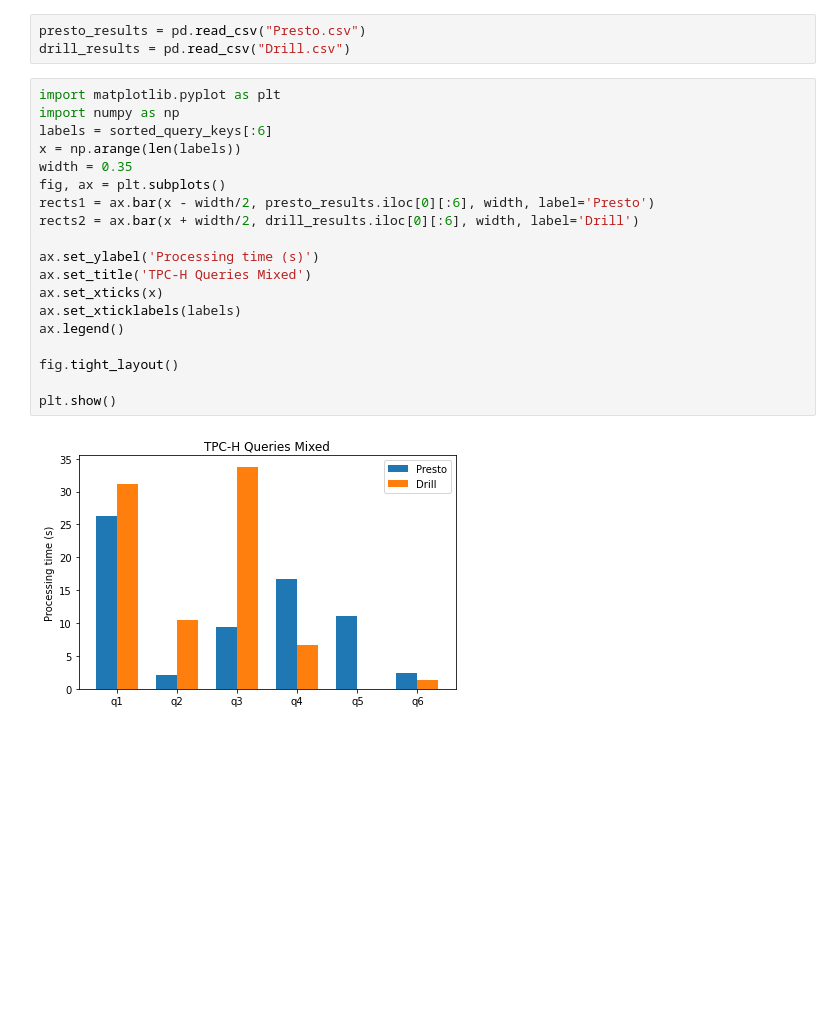
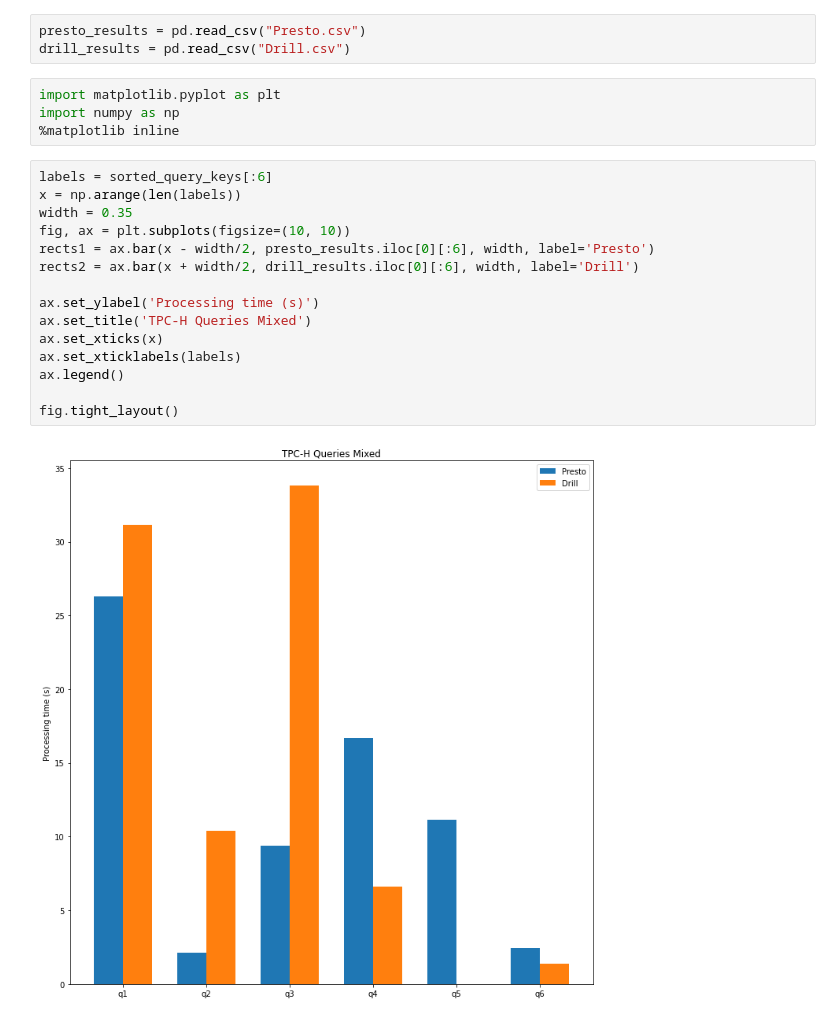
Before and after one commit to LaertNuhu/federated_queries_benchmark, a Jupyter notebook: benchmark/benchmark.ipynb, the cells around one changed output. Saved outputs shown, nothing was run; the diff lists cells and outputs as text; blank space fills up the shorter version.

Commit message:
[change] visualisations

```diff
--- a/benchmark/benchmark.ipynb
+++ b/benchmark/benchmark.ipynb
@@ -216,27 +216,27 @@ Note: you may need to restart the kernel to use updated packages.
 # %%
 presto_results = pd.read_csv("Presto.csv")
 drill_results = pd.read_csv("Drill.csv")
+# %%
+import matplotlib.pyplot as plt
+import numpy as np
+%matplotlib inline
 # %%
-import matplotlib.pyplot as plt
-import numpy as np
 labels = sorted_query_keys[:6]
 x = np.arange(len(labels))
 width = 0.35
-fig, ax = plt.subplots()
+fig, ax = plt.subplots(figsize=(10, 10))
 rects1 = ax.bar(x - width/2, presto_results.iloc[0][:6], width, label='Presto')
 rects2 = ax.bar(x + width/2, drill_results.iloc[0][:6], width, label='Drill')
 
 ax.set_ylabel('Processing time (s)')
 ax.set_title('TPC-H Queries Mixed')
 ax.set_xticks(x)
 ax.set_xticklabels(labels)
 ax.legend()
 
 fig.tight_layout()
-
-plt.show()
 # %% [output]
-[figure, old version]
+[figure, new version]
 # %%
 labels = sorted_query_keys[6:]
 x = np.arange(len(labels))
```
Also changed, not shown: parts of 7 cells of this notebook.
